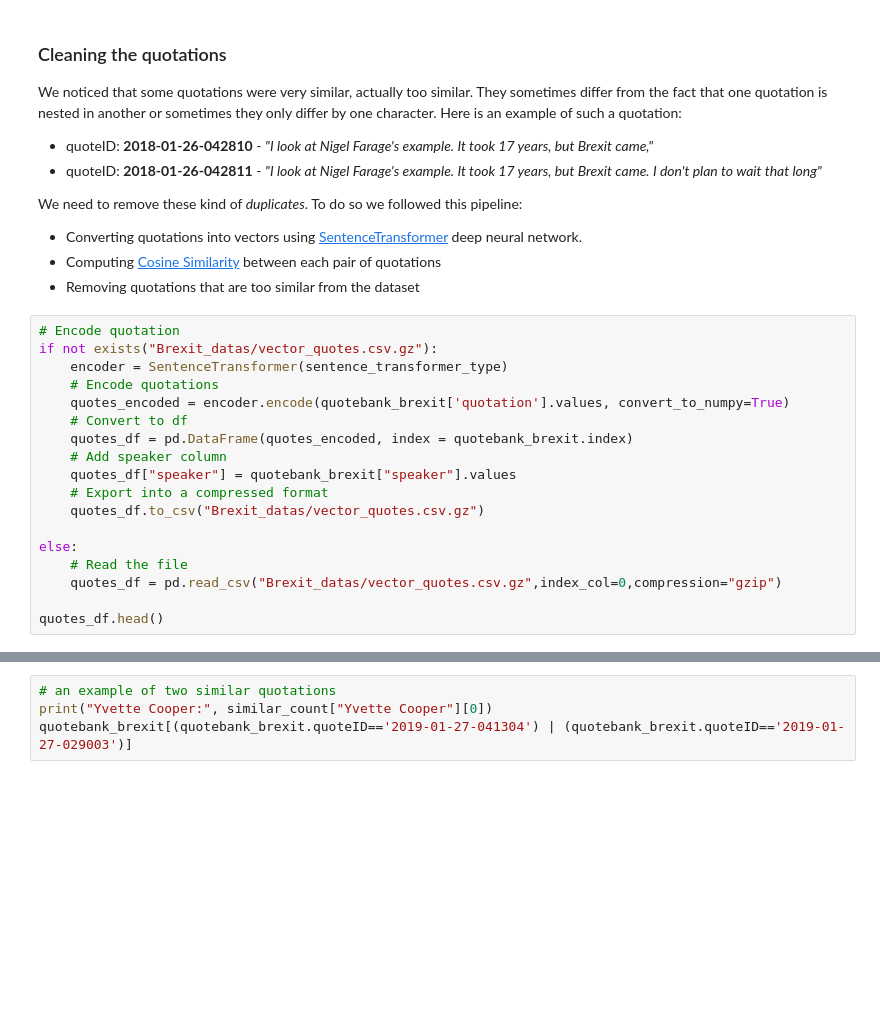
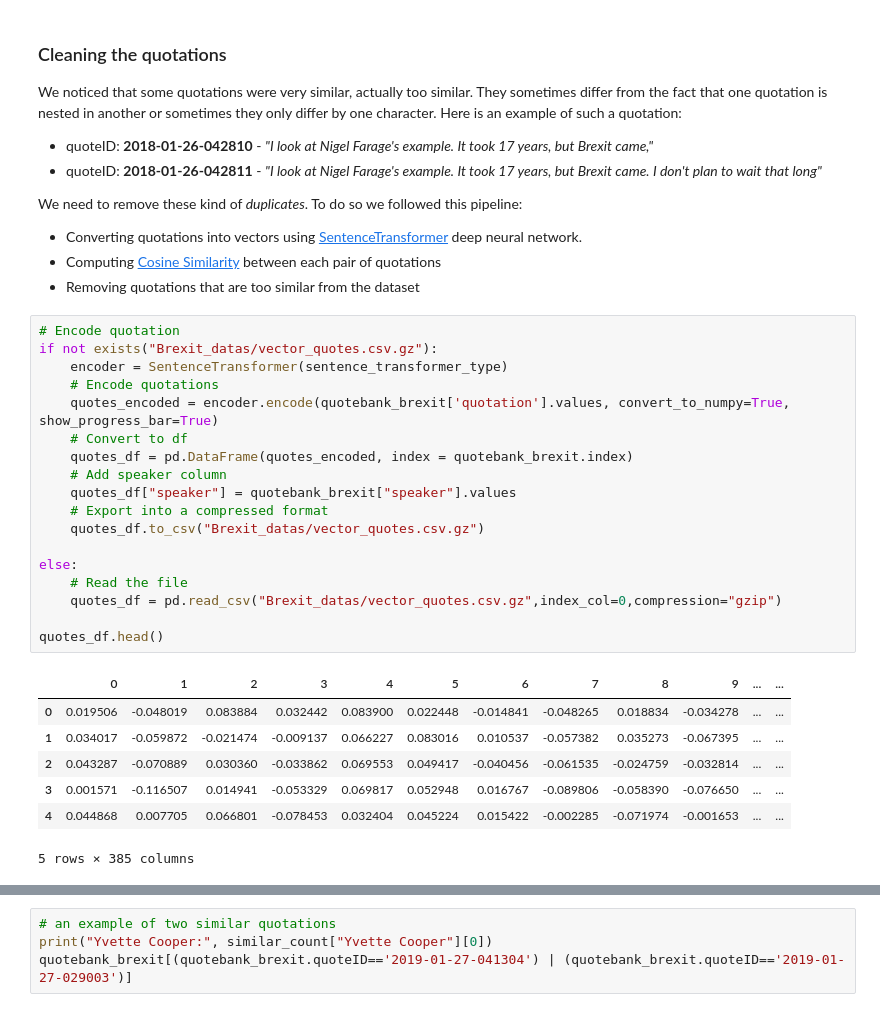
Before and after one commit to epfl-ada/ada-2021-project-adadvanced, a Jupyter notebook: Main.ipynb, the cells around one changed output, grey strips where cells are left out. Saved outputs shown, nothing was run; the diff lists cells and outputs as text; blank space fills up the shorter version.

```diff
--- a/Main.ipynb
+++ b/Main.ipynb
@@ -358,21 +363,29 @@ We need to remove these kind of *duplicates*. To do so we followed this pipeline
 # %%
 # Encode quotation
 if not exists("Brexit_datas/vector_quotes.csv.gz"):
     encoder = SentenceTransformer(sentence_transformer_type)
     # Encode quotations
-    quotes_encoded = encoder.encode(quotebank_brexit['quotation'].values, convert_to_numpy=True)
+    quotes_encoded = encoder.encode(quotebank_brexit['quotation'].values, convert_to_numpy=True, show_progress_bar=True)
     # Convert to df
     quotes_df = pd.DataFrame(quotes_encoded, index = quotebank_brexit.index)
     # Add speaker column
     quotes_df["speaker"] = quotebank_brexit["speaker"].values
     # Export into a compressed format
     quotes_df.to_csv("Brexit_datas/vector_quotes.csv.gz")
 
 else:
     # Read the file
     quotes_df = pd.read_csv("Brexit_datas/vector_quotes.csv.gz",index_col=0,compression="gzip")
 
 quotes_df.head()
+# %% [output]
+|  | 0 | 1 | 2 | 3 | 4 | 5 | 6 | 7 | 8 | 9 | ... | ... |
+| 0 | 0.019506 | -0.048019 | 0.083884 | 0.032442 | 0.083900 | 0.022448 | -0.014841 | -0.048265 | 0.018834 | -0.034278 | ... | ... |
+| 1 | 0.034017 | -0.059872 | -0.021474 | -0.009137 | 0.066227 | 0.083016 | 0.010537 | -0.057382 | 0.035273 | -0.067395 | ... | ... |
+| 2 | 0.043287 | -0.070889 | 0.030360 | -0.033862 | 0.069553 | 0.049417 | -0.040456 | -0.061535 | -0.024759 | -0.032814 | ... | ... |
+| 3 | 0.001571 | -0.116507 | 0.014941 | -0.053329 | 0.069817 | 0.052948 | 0.016767 | -0.089806 | -0.058390 | -0.076650 | ... | ... |
+| 4 | 0.044868 | 0.007705 | 0.066801 | -0.078453 | 0.032404 | 0.045224 | 0.015422 | -0.002285 | -0.071974 | -0.001653 | ... | ... |
+5 rows × 385 columns
 # %%
 # determine the supported device
 def get_device():
```
Also changed, not shown: parts of 16 cells of this notebook.
